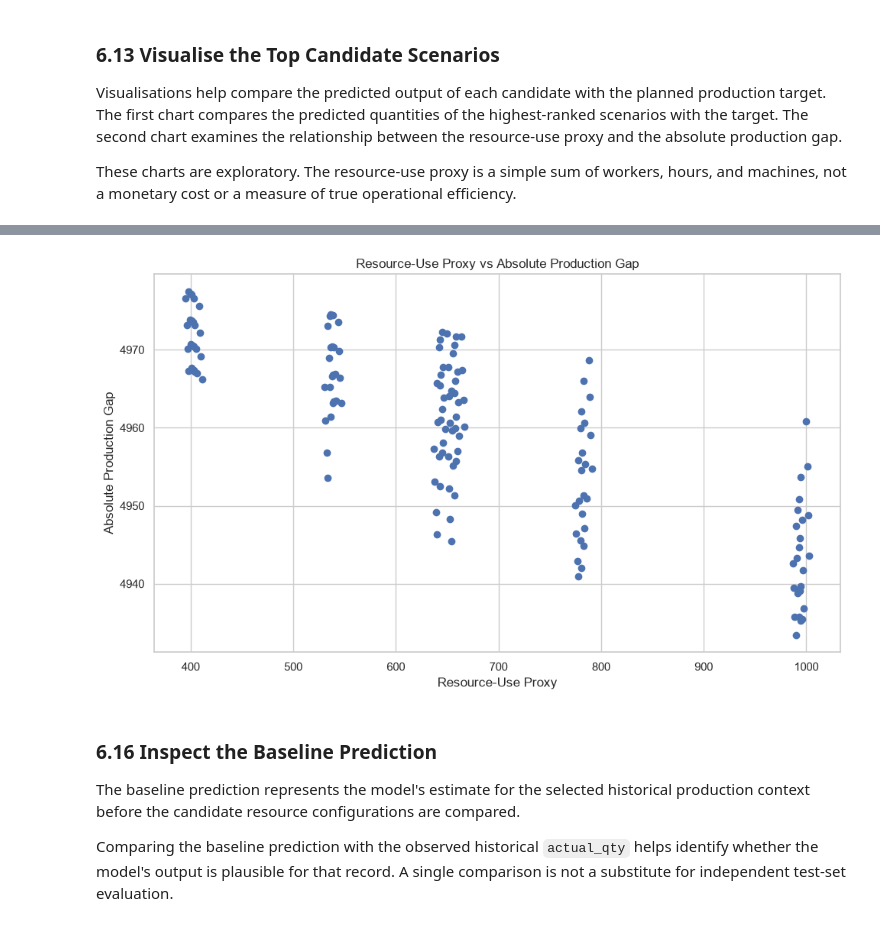
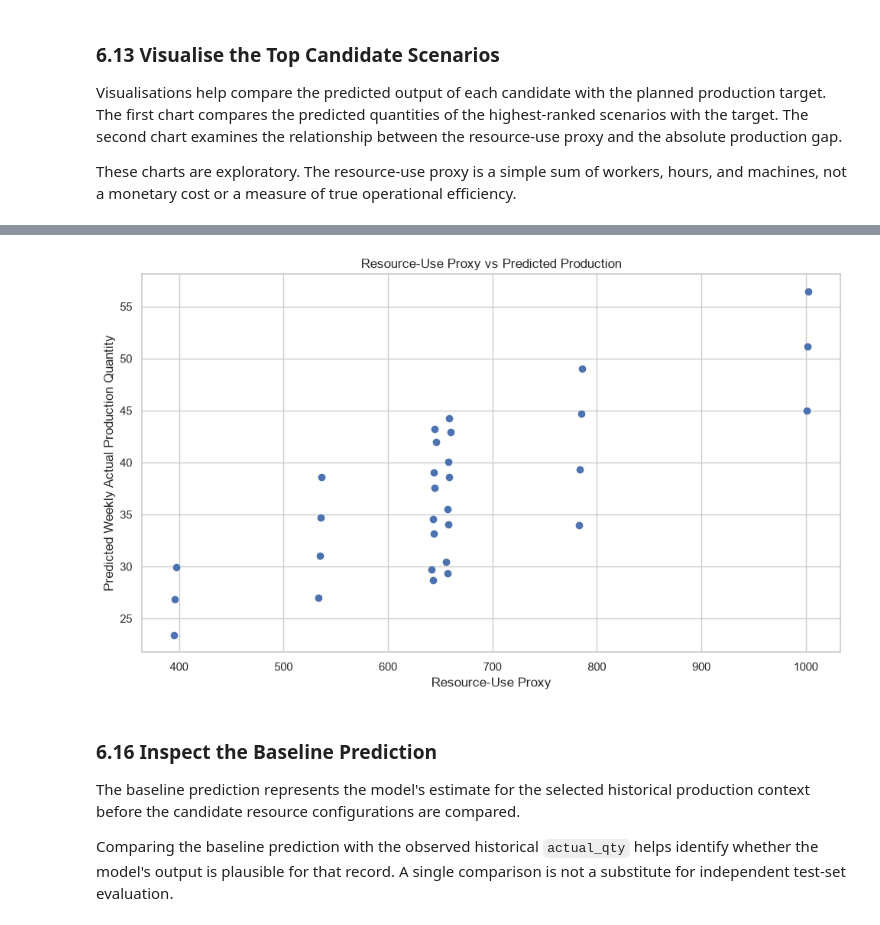
Before and after one commit to visurarodrigo/production-DI, a Jupyter notebook: notebooks/06_Prescriptive_Feature_Engineering.ipynb, the cells around one changed output, grey strips where cells are left out. Cells and saved outputs as stored; diff of their text form; code cells hidden in the pictures.

```diff
--- a/notebooks/06_Prescriptive_Feature_Engineering.ipynb
+++ b/notebooks/06_Prescriptive_Feature_Engineering.ipynb
@@ -487,5 +520,5 @@ Number of candidate combinations: 144
 # %%
-# Predict the output for all candidates.
+# Predict production for all valid candidate configurations
 scenario_predictions = production_model.predict(scenario_inputs)
 
 scenario_results = scenario_inputs[
@@ -494,14 +527,13 @@ scenario_results = scenario_inputs[
 
 scenario_results["predicted_actual_qty"] = scenario_predictions
 
+# Only calculate target-related metrics when a real target is supplied
 if planned_qty is not None:
+
     scenario_results["planned_qty"] = planned_qty
 
-    # Positive gap means predicted overproduction.
-    # Negative gap means predicted underproduction.
     scenario_results["predicted_gap"] = (
-        scenario_results["predicted_actual_qty"]
-        - planned_qty
+        scenario_results["predicted_actual_qty"] - planned_qty
     )
 
     scenario_results["absolute_gap"] = (
@@ -509,8 +541,7 @@ if planned_qty is not None:
     )
 
     scenario_results["achievement_percentage"] = (
-        scenario_results["predicted_actual_qty"]
-        / planned_qty * 100
+        scenario_results["predicted_actual_qty"] / planned_qty * 100
     )
 
     scenario_results["status"] = np.select(
@@ -525,5 +556,11 @@ if planned_qty is not None:
         default="Within Tolerance"
     )
 
+else:
+    print(
+        "No planned quantity supplied. "
+        "Target-based gaps and status classifications are unavailable."
+    )
+
 display(scenario_results.head(10))
 # %% [output]
@@ -786,18 +819,35 @@ plt.show()
 # %%
+
+# Visualise resource use against the production gap when a target exists.
+# Without a planned target, visualise resource use against predicted production.
+
 plt.figure(figsize=(10, 6))
 
-plt.scatter(
-    ranked_scenarios["resource_use_proxy"],
-    ranked_scenarios["absolute_gap"]
-)
+if "absolute_gap" in ranked_scenarios.columns:
+
+    plt.scatter(
+        ranked_scenarios["resource_use_proxy"],
+        ranked_scenarios["absolute_gap"]
+    )
+
+    plt.ylabel("Absolute Production Gap")
+    plt.title("Resource-Use Proxy vs Absolute Production Gap")
+
+else:
+
+    plt.scatter(
+        ranked_scenarios["resource_use_proxy"],
+        ranked_scenarios["predicted_actual_qty"]
+    )
+
+    plt.ylabel("Predicted Weekly Actual Production Quantity")
+    plt.title("Resource-Use Proxy vs Predicted Production")
 
 plt.xlabel("Resource-Use Proxy")
-plt.ylabel("Absolute Production Gap")
-plt.title("Resource-Use Proxy vs Absolute Production Gap")
 plt.tight_layout()
 plt.show()
 # %% [output]
-[figure, old version]
+[figure, new version]
 # %% [markdown]
 ### 6.16 Inspect the Baseline Prediction
 
```
Also changed, not shown: parts of 12 cells of this notebook.
